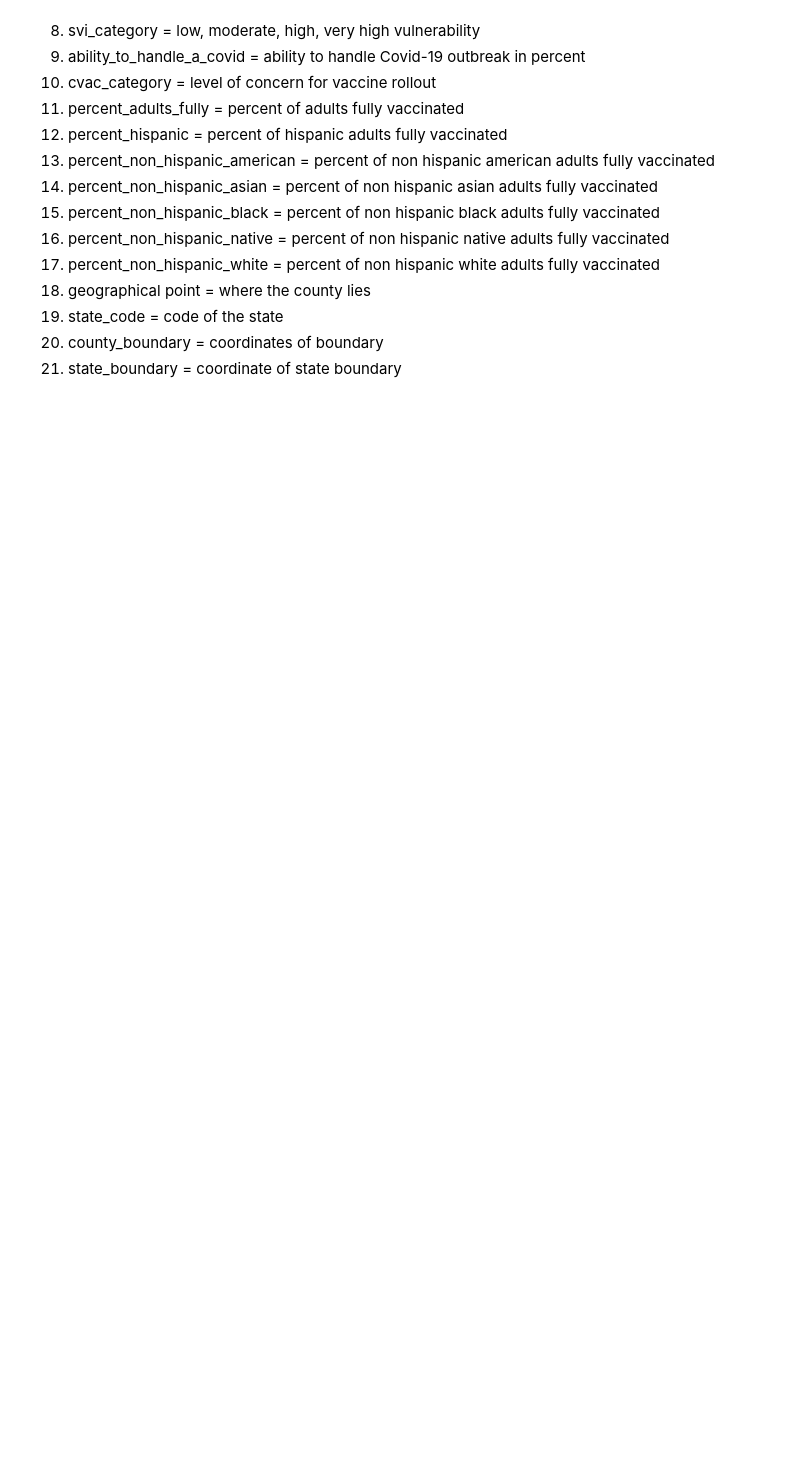
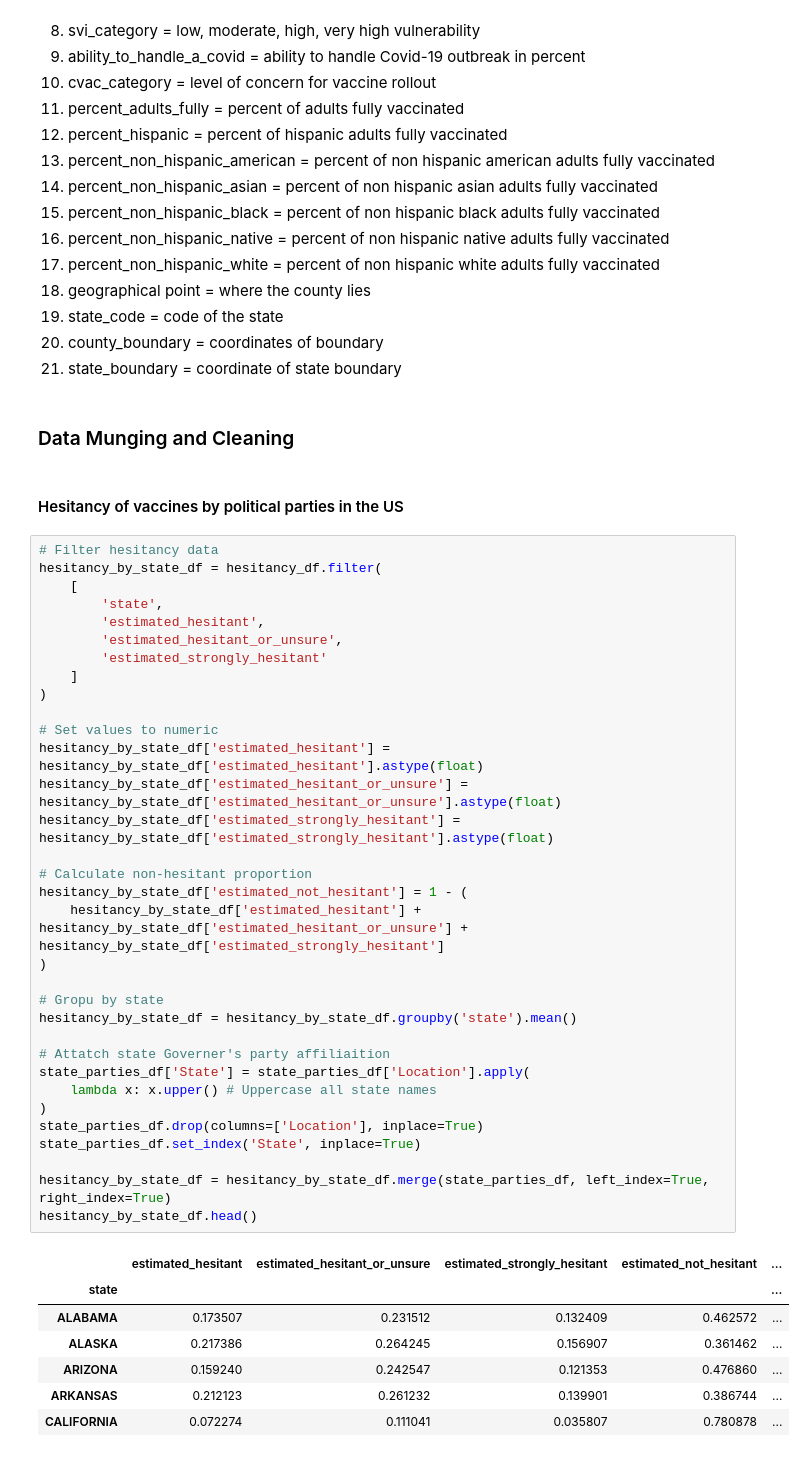
Before and after one commit to gspiga/STAT141Bfinal, a Jupyter notebook: CDC Vaccine Hesitancy Master.ipynb, the cells around one changed output. Drawn from its saved outputs; the diff is of its cells as text; blank space fills up the shorter version.

```diff
--- a/CDC Vaccine Hesitancy Master.ipynb
+++ b/CDC Vaccine Hesitancy Master.ipynb
@@ -69,3 +123,49 @@ memory usage: 564.7+ KB
 19. state_code = code of the state
 20. county_boundary = coordinates of boundary
 21. state_boundary = coordinate of state boundary
+# %% [markdown]
+<a id="data-munging"></a>
+### Data Munging and Cleaning
+# %% [markdown]
+#### Hesitancy of vaccines by political parties in the US
+# %%
+# Filter hesitancy data
+hesitancy_by_state_df = hesitancy_df.filter(
+    [
+        'state',
+        'estimated_hesitant',
+        'estimated_hesitant_or_unsure',
+        'estimated_strongly_hesitant'
+    ]
+)
+
+# Set values to numeric
+hesitancy_by_state_df['estimated_hesitant'] = hesitancy_by_state_df['estimated_hesitant'].astype(float)
+hesitancy_by_state_df['estimated_hesitant_or_unsure'] = hesitancy_by_state_df['estimated_hesitant_or_unsure'].astype(float)
+hesitancy_by_state_df['estimated_strongly_hesitant'] = hesitancy_by_state_df['estimated_strongly_hesitant'].astype(float)
+
+# Calculate non-hesitant proportion
+hesitancy_by_state_df['estimated_not_hesitant'] = 1 - (
+    hesitancy_by_state_df['estimated_hesitant'] + hesitancy_by_state_df['estimated_hesitant_or_unsure'] + hesitancy_by_state_df['estimated_strongly_hesitant']
+)
+
+# Gropu by state
+hesitancy_by_state_df = hesitancy_by_state_df.groupby('state').mean()
+
+# Attatch state Governer's party affiliaition
+state_parties_df['State'] = state_parties_df['Location'].apply(
+    lambda x: x.upper() # Uppercase all state names
+)
+state_parties_df.drop(columns=['Location'], inplace=True)
+state_parties_df.set_index('State', inplace=True)
+
+hesitancy_by_state_df = hesitancy_by_state_df.merge(state_parties_df, left_index=True, right_index=True)
+hesitancy_by_state_df.head()
+# %% [output]
+|  | estimated_hesitant | estimated_hesitant_or_unsure | estimated_strongly_hesitant | estimated_not_hesitant | ... |
+| state |  |  |  |  | ... |
+| ALABAMA | 0.173507 | 0.231512 | 0.132409 | 0.462572 | ... |
+| ALASKA | 0.217386 | 0.264245 | 0.156907 | 0.361462 | ... |
+| ARIZONA | 0.159240 | 0.242547 | 0.121353 | 0.476860 | ... |
+| ARKANSAS | 0.212123 | 0.261232 | 0.139901 | 0.386744 | ... |
+| CALIFORNIA | 0.072274 | 0.111041 | 0.035807 | 0.780878 | ... |
```
Also changed, not shown: parts of 16 cells of this notebook.
